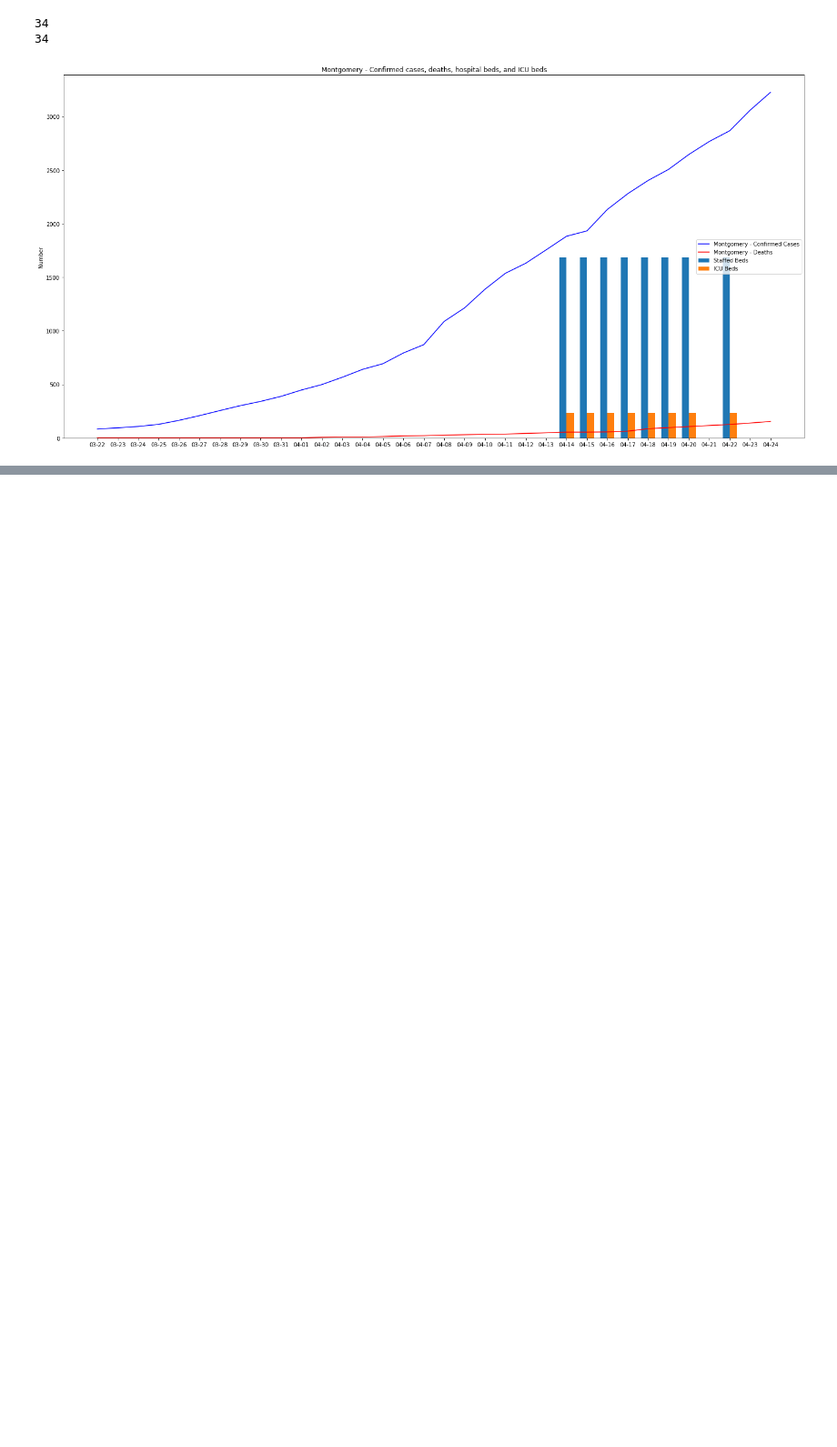
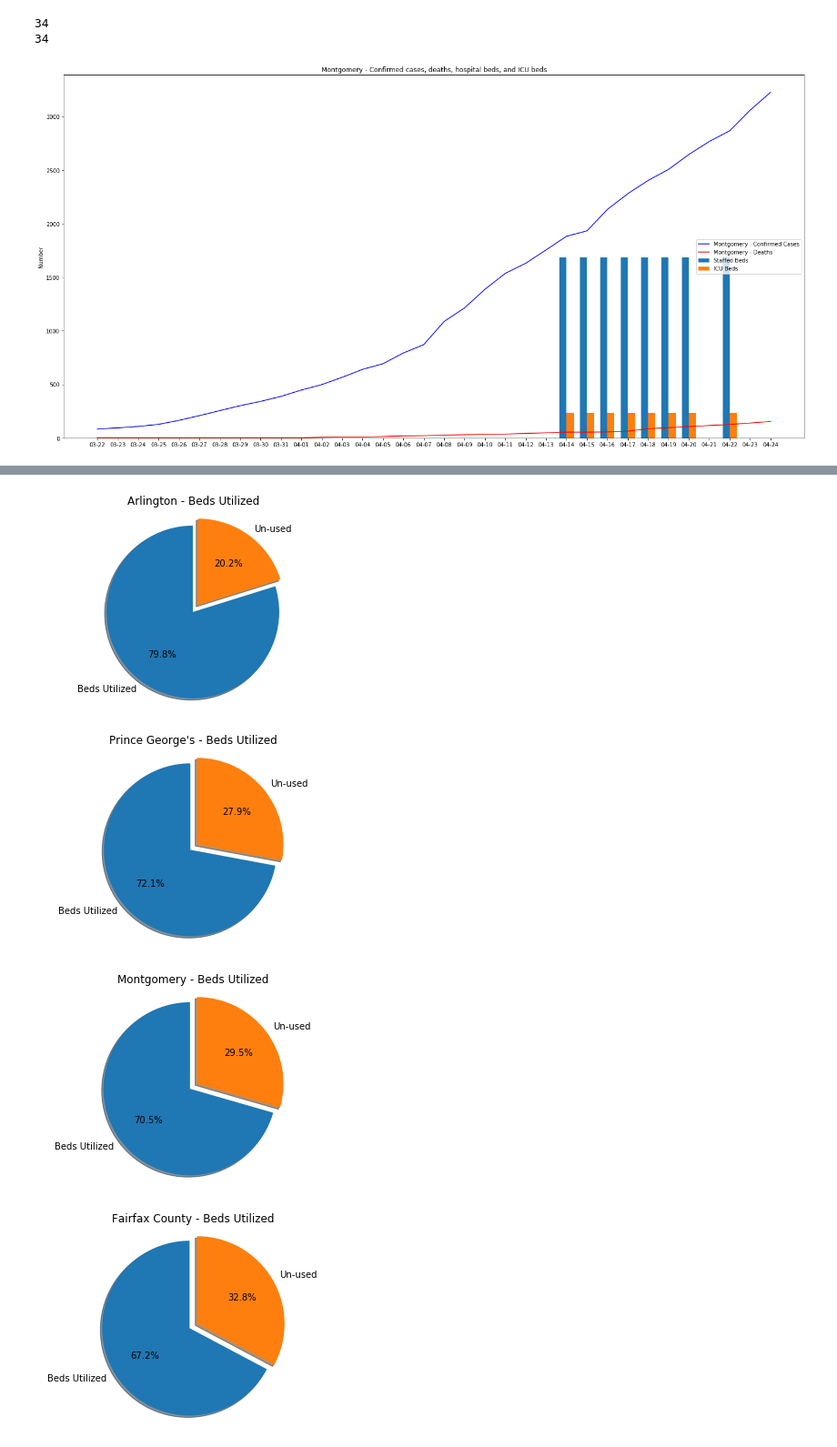
Before and after one commit to mtwtan/covid19, a Jupyter notebook: jhu/notebooks/covid19_cases_death_hospital_beds.ipynb, the cells around one changed output, grey strips where cells are left out. Shown at 91% size. Drawn from its saved outputs; the diff is of its cells as text; code cells hidden in the pictures; blank space fills up the shorter version.

```diff
--- a/jhu/notebooks/covid19_cases_death_hospital_beds.ipynb
+++ b/jhu/notebooks/covid19_cases_death_hospital_beds.ipynb
@@ -334,3 +333,28 @@ for index in df_counties.index:
 34
 34
 [figure]
+# %%
+import datetime
+currdate = datetime.date.today() - datetime.timedelta(days=1)
+day = str(currdate.day).rjust(2, '0')
+month = str(currdate.month).rjust(2, '0')
+year = str(currdate.year)
+
+print(currdate)
+df_beds_dmv = spark.sql("""select county_name, sum(num_licensed_beds) as licensed_beds,
+sum(num_staffed_beds) as staffed_beds,
+sum(num_icu_beds) as icu_beds, sum(adult_icu_beds) as adult_icu_beds, sum(pedi_icu_beds) as pedi_icu_beds,
+avg(bed_utilization) as bed_utilization, sum(potential_increase_in_bed_capac) as potential_increase_bed_capacity,
+sum(avg_ventilator_usage) as avg_ventilator_usage, year,month,day
+from covid19.rearc_us_hospital_beds_daily
+where (
+( state_name = 'Virginia' and
+( county_name like 'Fairfax%' or county_name = 'Arlington' or county_name like 'Loud%'
+or county_name = 'Alexandria' or county_name like 'Prince W%') )
+or
+( state_name = 'Maryland' and county_name like 'Montgomery%' or county_name like 'Prince G%')
+)
+and year = '""" + year + """' and month = '""" + month + """' and day = '""" + day + """'
+group by county_name, year,month,day
+order by avg(bed_utilization) desc""")
+df_beds_dmv.show()
@@ -336,0 +377,22 @@ for index in df_counties.index:
+# %%
+%local
+
+for index, row in df_beds_dmv.iterrows():
+  county_name = row["county_name"]
+  bed_util = list()
+  bed_util.append(row["bed_utilization"])
+  bed_util.append(1 - row["bed_utilization"])
+  explode = (0.1,0)
+  labels = 'Beds Utilized', 'Un-used'
+  fig1, ax1 = plt.subplots()
+  ax1.pie(bed_util, explode=explode, labels=labels, autopct='%1.1f%%', shadow=True,startangle=90)
+  ax1.axis('equal')
+  ax1.set_title(county_name + ' - Beds Utilized')
+
+
+plt.show()
+# %% [output]
+[figure, added]
+[figure, added]
+[figure, added]
+[figure, added]
```
Also changed, not shown: parts of 6 cells of this notebook.
